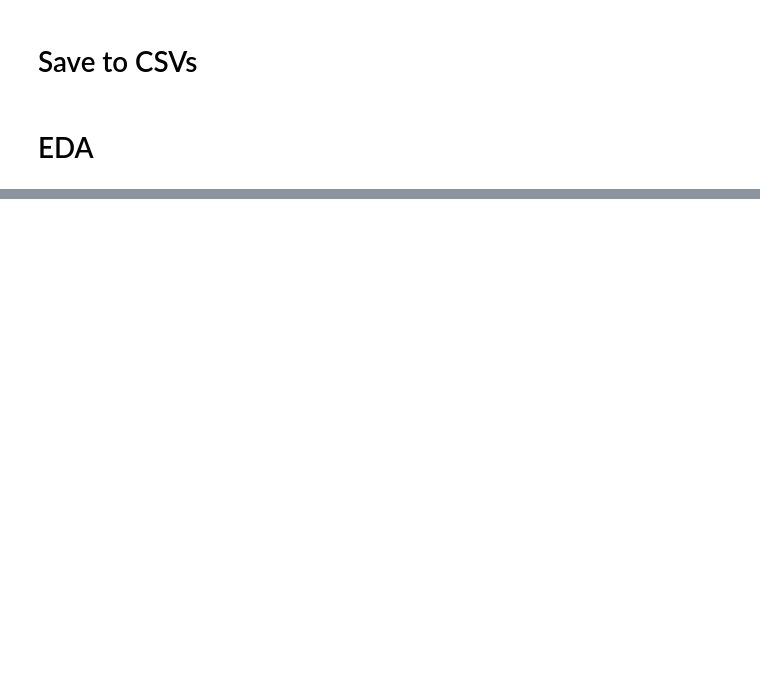
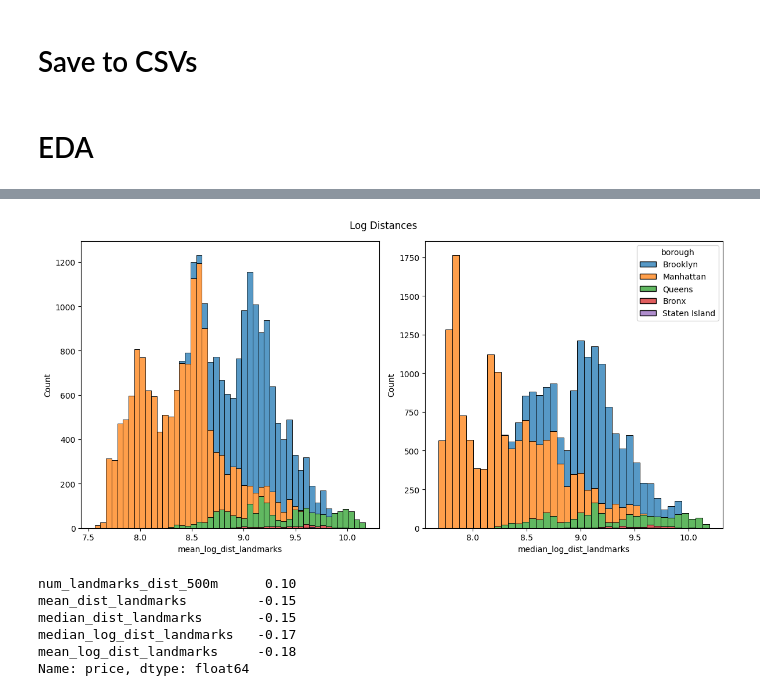
Before and after one commit to kmazurczyk/AirBnB-Price-Predictor, a Jupyter notebook: Downloads/airbnb_pricepredictor-main/Downloads/AirBnB-Price-Predictor-main/AirBnB-Price-Predictor/notebooks/landmark_feat_eng.ipynb, the cells around one changed output, grey strips where cells are left out. Saved outputs shown, nothing was run; the diff lists cells and outputs as text; code cells hidden in the pictures; blank space fills up the shorter version.

```diff
--- a/Downloads/airbnb_pricepredictor-main/Downloads/AirBnB-Price-Predictor-main/AirBnB-Price-Predictor/notebooks/landmark_feat_eng.ipynb
+++ b/Downloads/airbnb_pricepredictor-main/Downloads/AirBnB-Price-Predictor-main/AirBnB-Price-Predictor/notebooks/landmark_feat_eng.ipynb
@@ -165,0 +141,6 @@ Name: price, dtype: float64
+# %%
+%matplotlib inline
+
+plot_distributions(airbnb_lat_long,['mean_log_dist_landmarks','median_log_dist_landmarks'],"Log Distances")
+# %% [output]
+[figure, added]
@@ -165,0 +155,10 @@ Name: price, dtype: float64
+# %%
+# correlation of engineered features
+calc_correlation(airbnb_lat_long,summary_columns,'price',True)
+# %% [output]
+num_landmarks_dist_500m      0.10
+mean_dist_landmarks         -0.15
+median_dist_landmarks       -0.15
+median_log_dist_landmarks   -0.17
+mean_log_dist_landmarks     -0.18
+Name: price, dtype: float64
```
Also changed, not shown: parts of 16 cells of this notebook, 2 other files.
